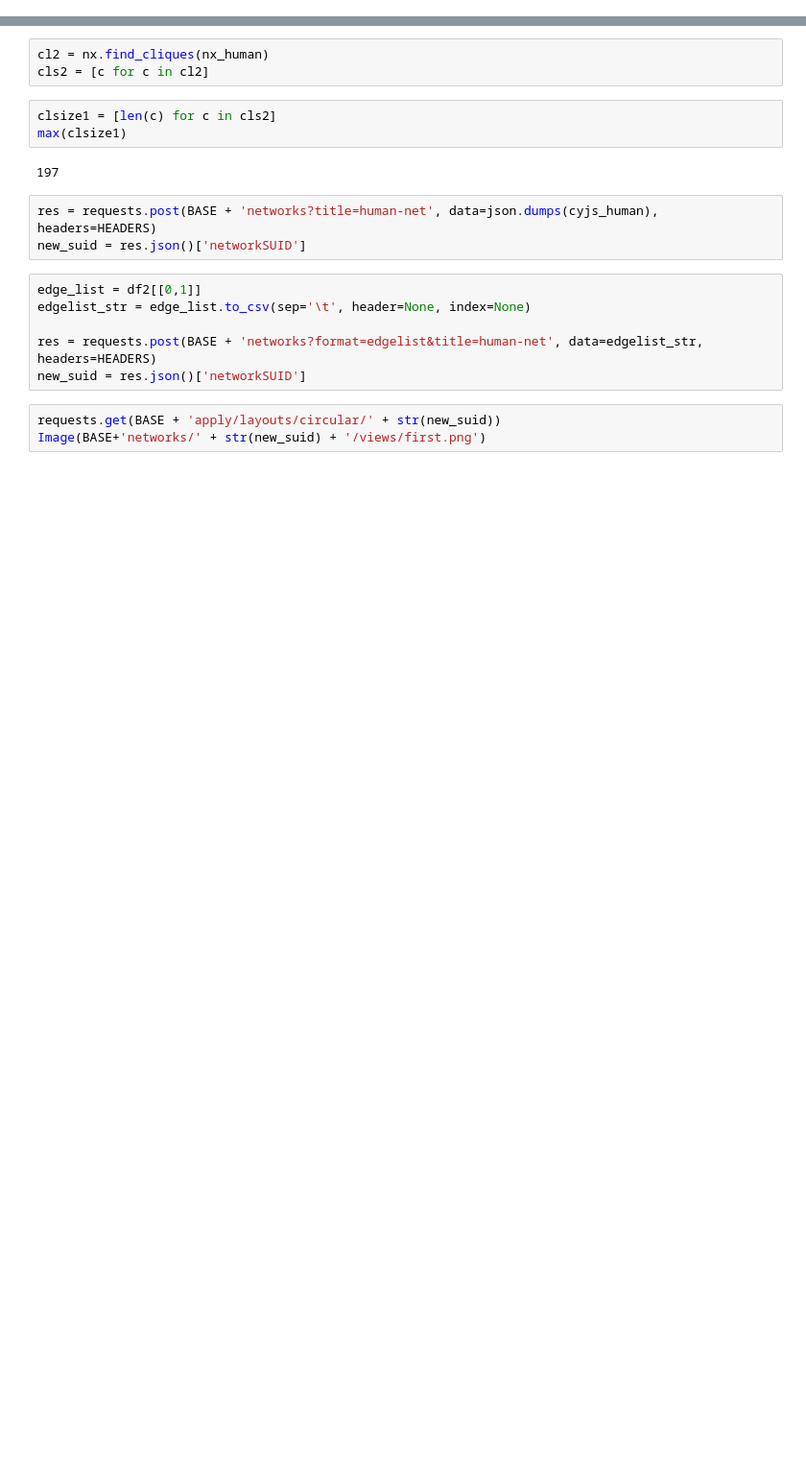
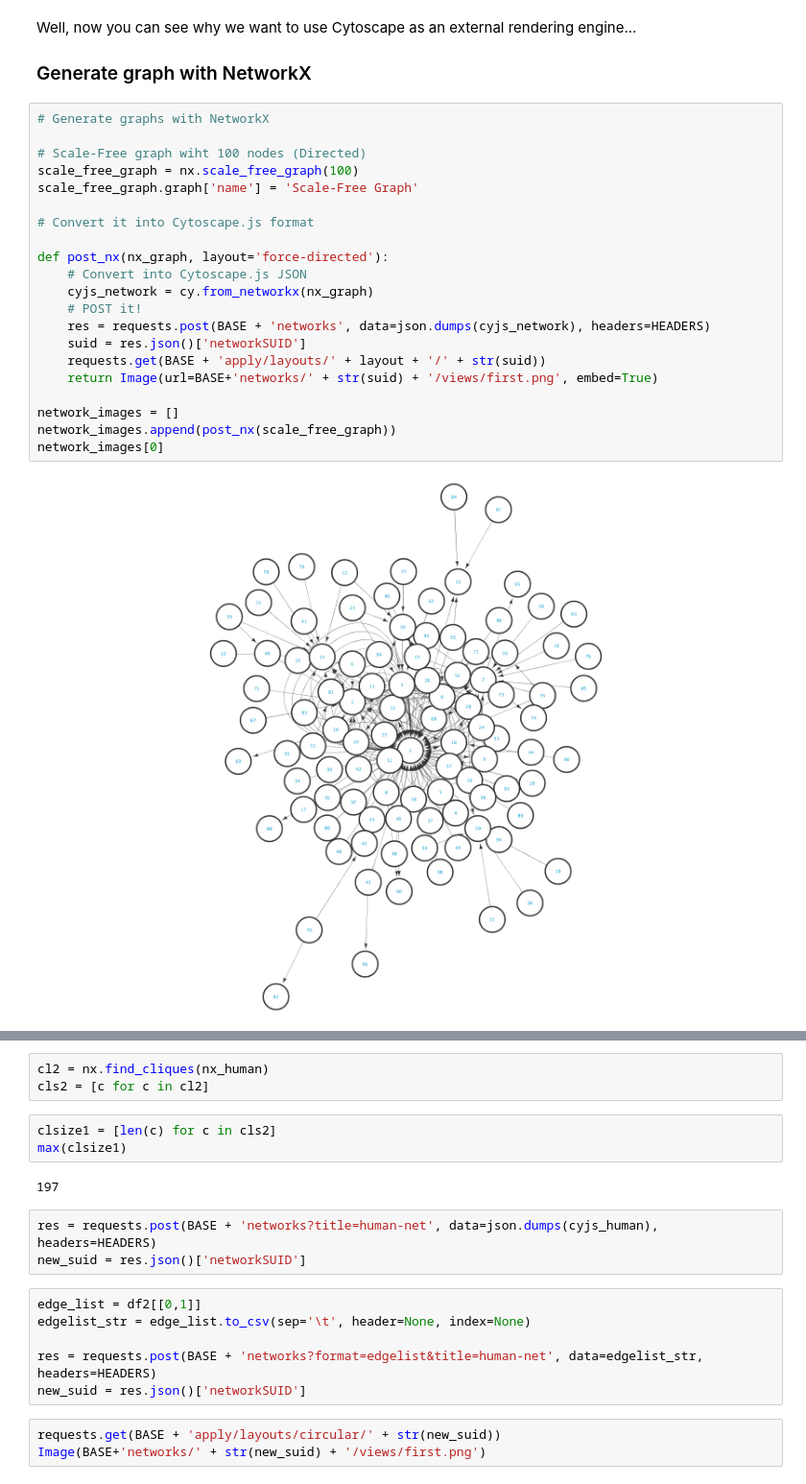
Before and after one commit to idekerlab/vizbi-2015, a Jupyter notebook: tutorials/Lesson_2_Graph_Libraries.ipynb, the cells around one changed output, grey strips where cells are left out. Shown at 96% size. Saved outputs shown, nothing was run; the diff lists cells and outputs as text; blank space fills up the shorter version.

```diff
--- a/tutorials/Lesson_2_Graph_Libraries.ipynb
+++ b/tutorials/Lesson_2_Graph_Libraries.ipynb
@@ -120,0 +137,27 @@ nx.draw_spring(nx_network)
+# %% [markdown]
+Well, now you can see why we want to use Cytoscape as an external rendering engine...
+
+### Generate graph with NetworkX
+# %%
+# Generate graphs with NetworkX
+
+# Scale-Free graph wiht 100 nodes (Directed)
+scale_free_graph = nx.scale_free_graph(100)
+scale_free_graph.graph['name'] = 'Scale-Free Graph'
+
+# Convert it into Cytoscape.js format
+
+def post_nx(nx_graph, layout='force-directed'):
+    # Convert into Cytoscape.js JSON
+    cyjs_network = cy.from_networkx(nx_graph)
+    # POST it!
+    res = requests.post(BASE + 'networks', data=json.dumps(cyjs_network), headers=HEADERS)
+    suid = res.json()['networkSUID']
+    requests.get(BASE + 'apply/layouts/' + layout + '/' + str(suid))
+    return Image(url=BASE+'networks/' + str(suid) + '/views/first.png', embed=True)
+
+network_images = []
+network_images.append(post_nx(scale_free_graph))
+network_images[0]
+# %% [output]
+[figure, added]
```
Also changed, not shown: parts of 24 cells of this notebook, 5 other files.
